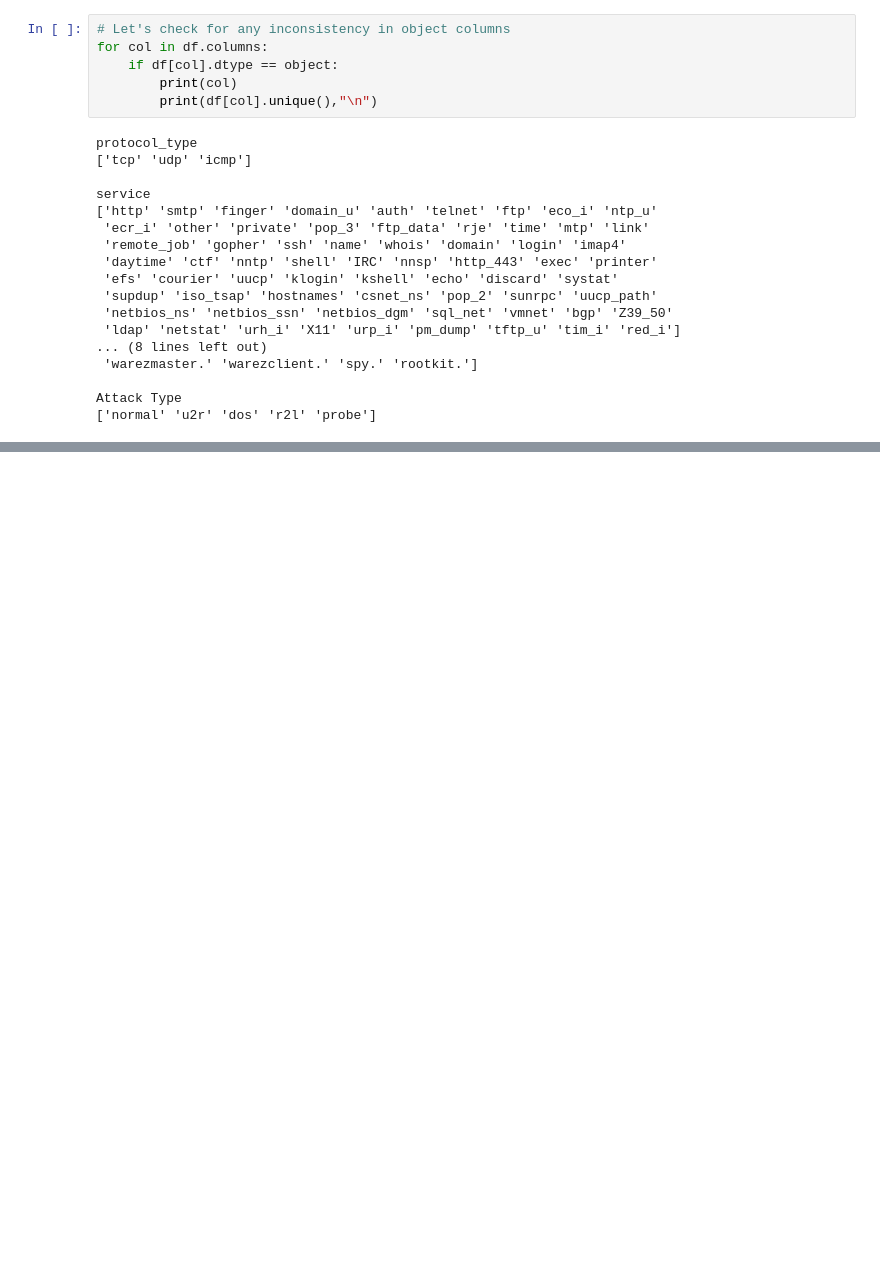
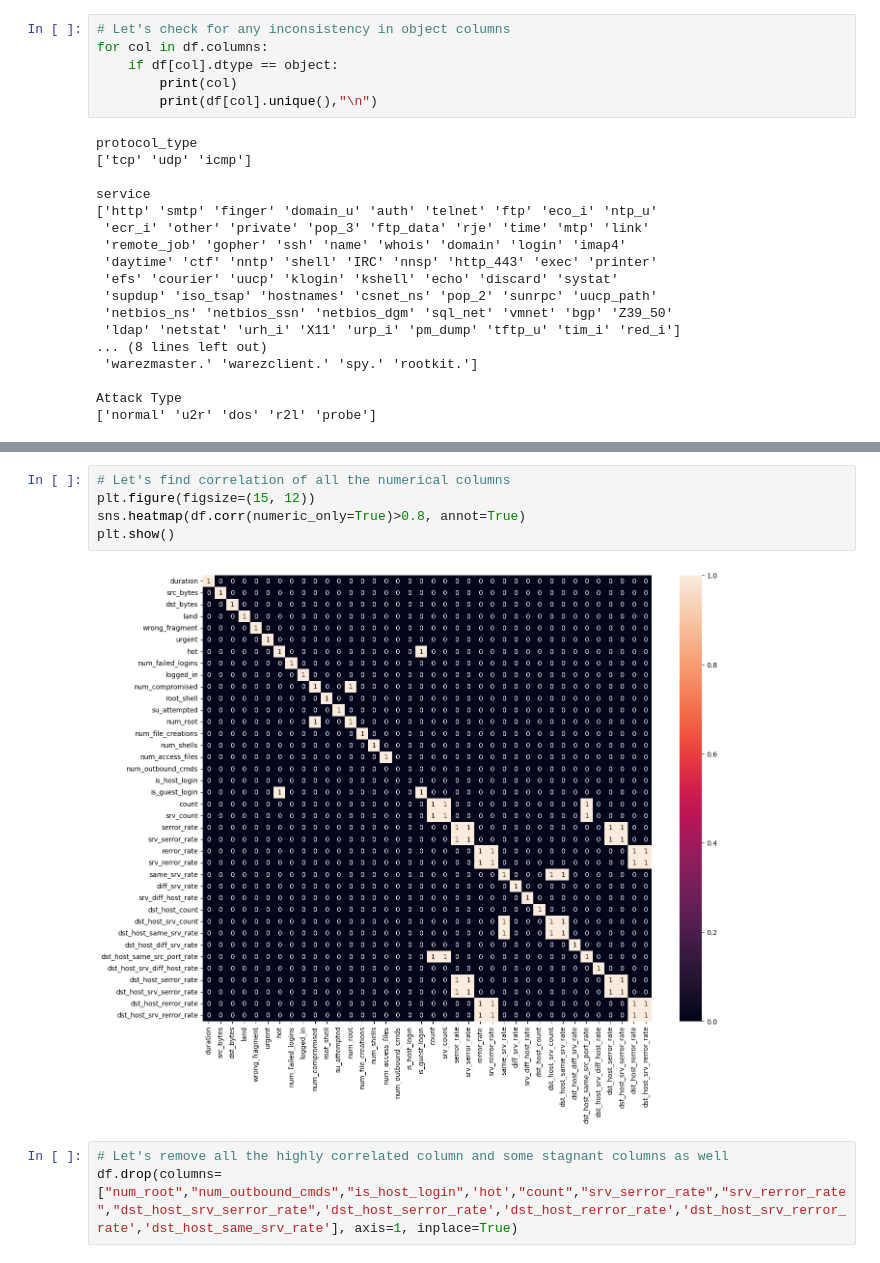
Before and after one commit to rizz045/Intrusion-Detection-System-Using-ML, a Jupyter notebook: Intrusion_Detection_System_Using_ML.ipynb, the cells around one changed output, grey strips where cells are left out. Saved outputs shown, nothing was run; the diff lists cells and outputs as text; blank space fills up the shorter version.

```diff
--- a/Intrusion_Detection_System_Using_ML.ipynb
+++ b/Intrusion_Detection_System_Using_ML.ipynb
@@ -255,0 +269,10 @@ Attack Type
+# %%
+# Let's find correlation of all the numerical columns
+plt.figure(figsize=(15, 12))
+sns.heatmap(df.corr(numeric_only=True)>0.8, annot=True)
+plt.show()
+# %% [output]
+[figure, added]
+# %%
+# Let's remove all the highly correlated column and some stagnant columns as well
+df.drop(columns=["num_root","num_outbound_cmds","is_host_login",'hot',"count","srv_serror_rate","srv_rerror_rate","dst_host_srv_serror_rate",'dst_host_serror_rate','dst_host_rerror_rate','dst_host_srv_rerror_rate','dst_host_same_srv_rate'], axis=1, inplace=True)
```
Also changed, not shown: parts of 4 cells of this notebook.
